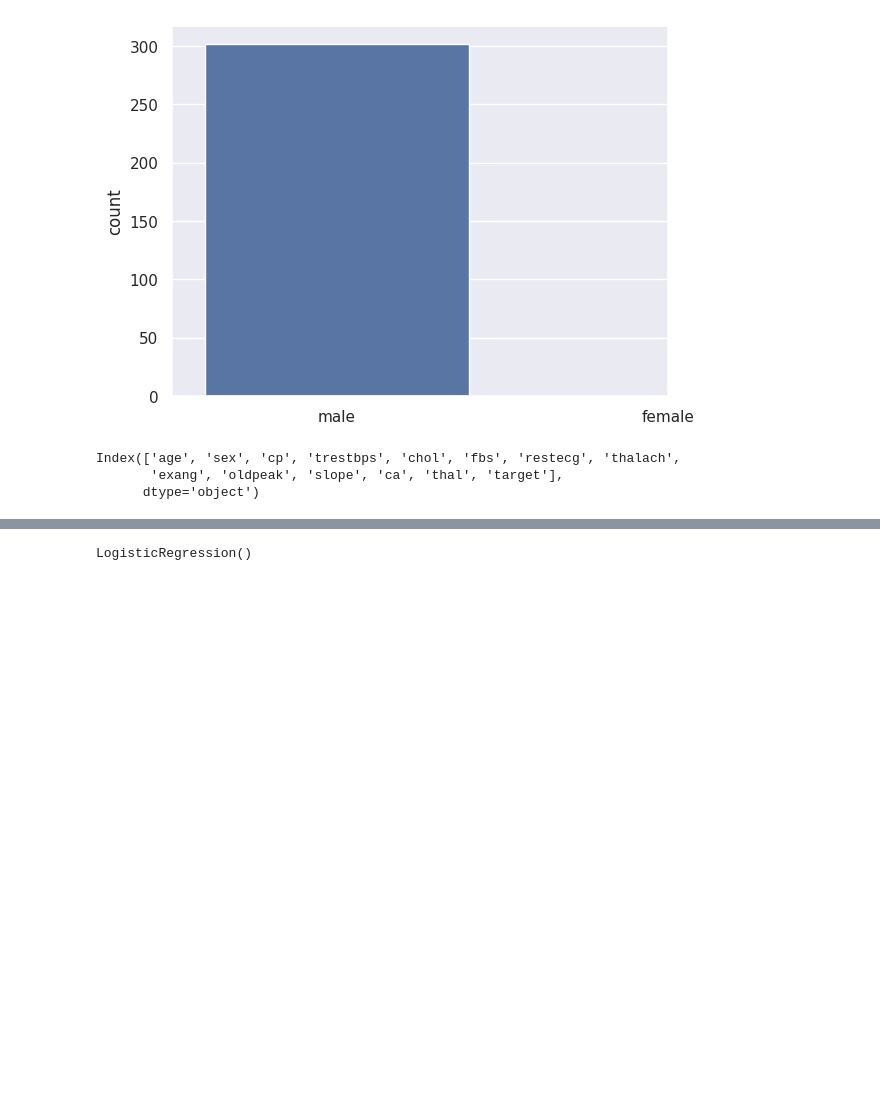
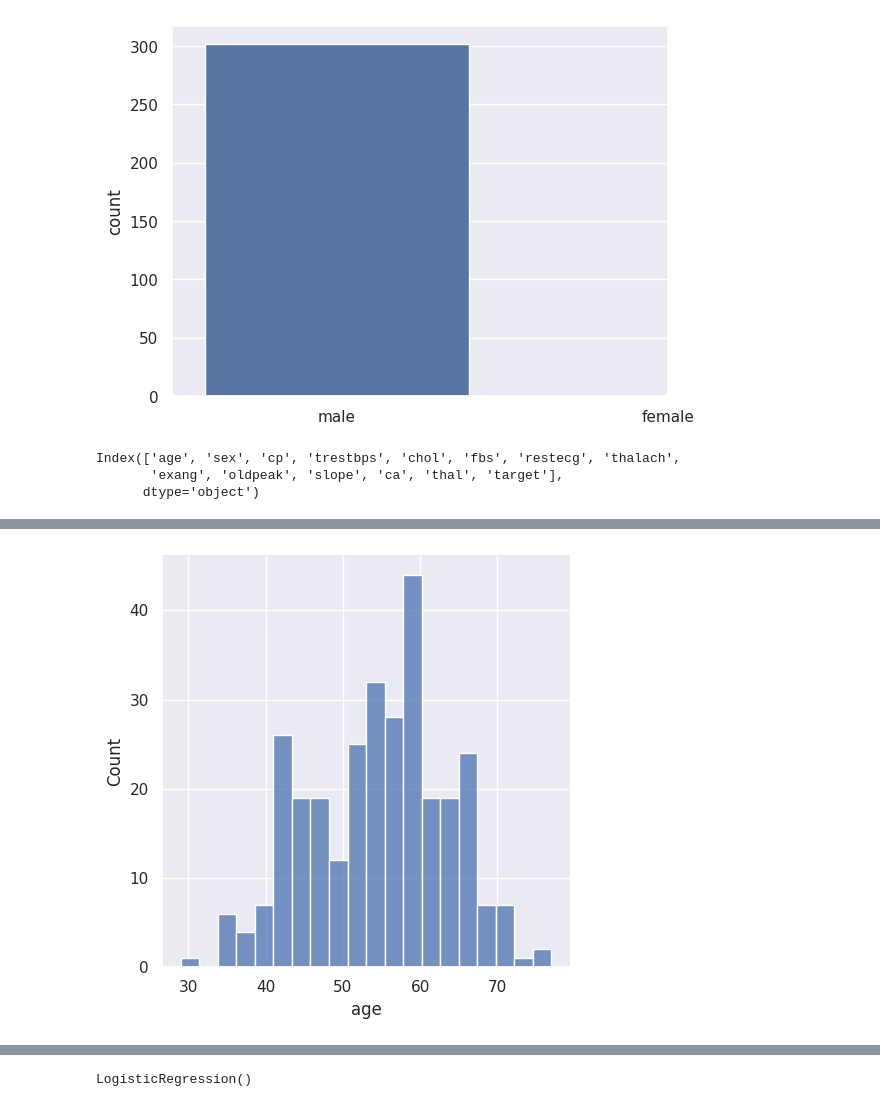
Before and after one commit to Nahsc0/python-data-science, a Jupyter notebook: Heart_Diseases_Prediction/Heart Diseases Prediction Model.ipynb, the cells around one changed output, grey strips where cells are left out. Cells and saved outputs as stored; diff of their text form; code cells hidden in the pictures; blank space fills up the shorter version.

```diff
--- a/Heart_Diseases_Prediction/Heart Diseases Prediction Model.ipynb
+++ b/Heart_Diseases_Prediction/Heart Diseases Prediction Model.ipynb
@@ -176 +176,6 @@ plt.legend(labels=['No-Disease','Disease'])
 [figure]
+# %%
+sns.displot(df['age'], bins=20)
+plt.show()
+# %% [output]
+[figure, added]
```
Also changed, not shown: parts of 8 cells of this notebook.
